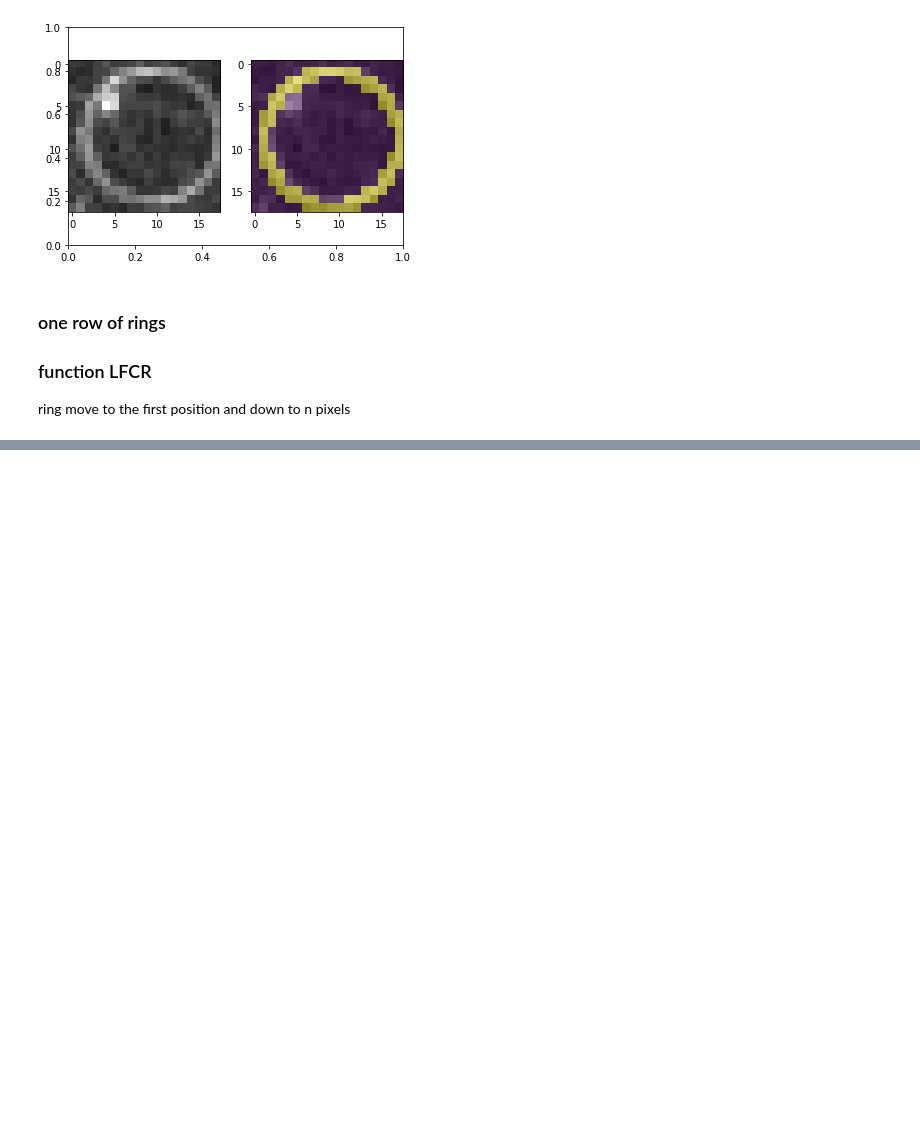
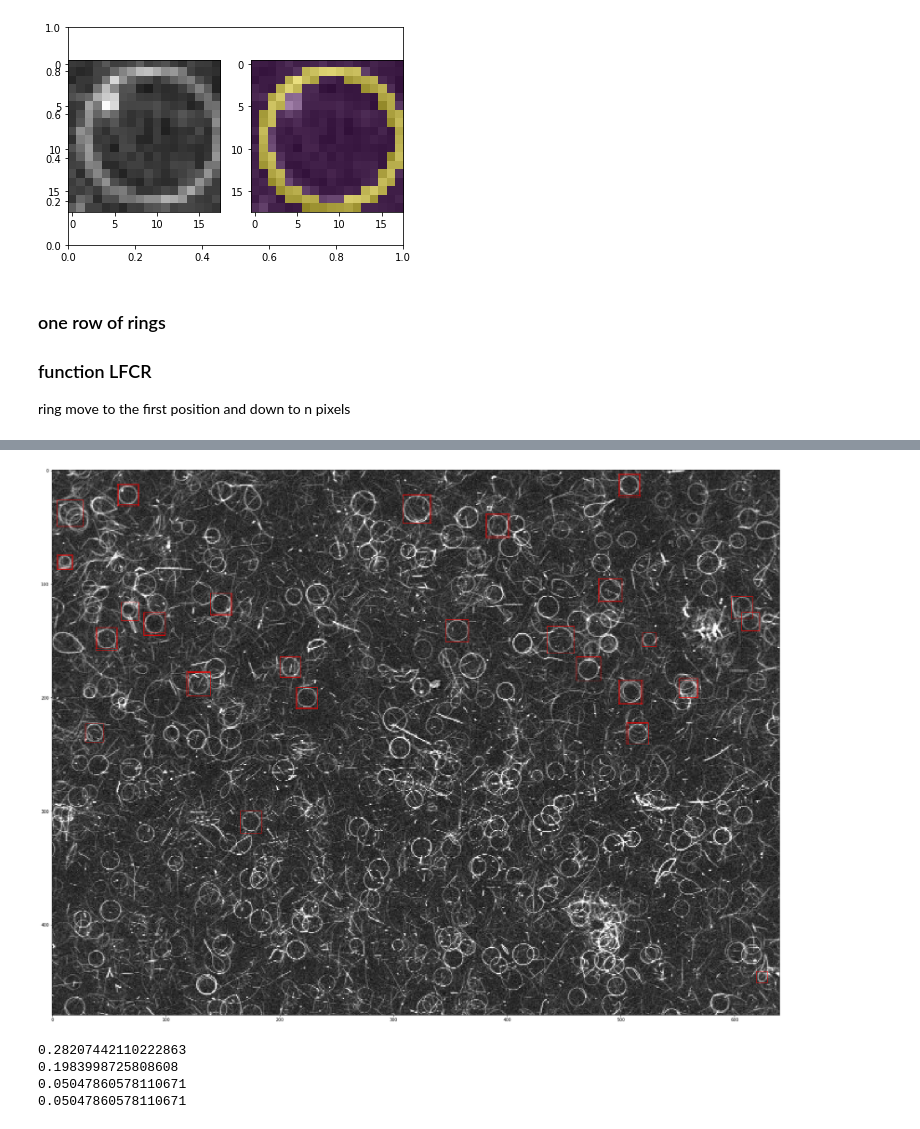
Before and after one commit to andrew-veriga/MathForML, a Jupyter notebook: CoffieCircles.ipynb, the cells around one changed output, grey strips where cells are left out. Drawn from its saved outputs; the diff is of its cells as text; code cells hidden in the pictures; blank space fills up the shorter version.

```diff
--- a/CoffieCircles.ipynb
+++ b/CoffieCircles.ipynb
@@ -28,10 +28,10 @@ img_import.GetContentFile('sample.png')
 import matplotlib.pyplot as plt
 import matplotlib.image as mpimg
 
-img_path='https://drive.google.com/open?id=1OXsu5J4iI33WlAkMPMX2JwIHiN64YPMj'
+img_path='https://github.com/andrew-veriga/MathForML/blob/master/CoffieCircles.png?raw=true'
 #img_path='https://drive.google.com/file/d/1Nho1Ed_TnlSzTkJ0v0pc9dfvQH-HOws9/view?usp=sharing'
 #img_path='https://www.dropbox.com/s/8naq7w6w2egpl6t/CoffieCircles.png?dl=0'
-Image = mpimg.imread('sample.png')
+Image = mpimg.imread(img_path)
 plt.imshow(Image)
 # %% [output]
 <matplotlib.image.AxesImage at 0x...>
@@ -174,7 +174,7 @@ True
 ### function LFCR
 ring move to the first position and down to n pixels
 # %%
-FoundCircles=np.array([[],[]],dtype=np.int32)
+FoundCircles=np.empty([0,3 ],np.int32)
 for size in range(MinSize,MaxSize+1):
   mask = getMask( size, Thick )
   print('size '+str(size))
@@ -182,15 +182,15 @@ for size in range(MinSize,MaxSize+1):
     for x in range(0, Image.shape[1] - size):
       square = Image[y:y+size, x:x+size]
       if isCircleFound(square, mask):
-        fig, ax = plt.subplots()
-        ax = fig.add_subplot(1,2,1)
-        ax.imshow(square, cmap=plt.get_cmap('gray'), vmin=0, vmax=1)
-        ax1=fig.add_subplot(1,2,2)
-        ax1.imshow(square, cmap=plt.get_cmap('gray'), vmin=0, vmax=1)
-        ax1.imshow(mask,alpha=.5)
-        fig.show()
+        # fig, ax = plt.subplots()
+        # ax = fig.add_subplot(1,2,1)
+        # ax.imshow(square, cmap=plt.get_cmap('gray'), vmin=0, vmax=1)
+        # ax1=fig.add_subplot(1,2,2)
+        # ax1.imshow(square, cmap=plt.get_cmap('gray'), vmin=0, vmax=1)
+        # ax1.imshow(mask,alpha=.5)
+        # fig.show()
         print([(x,y),size])
-        np.append(FoundCircles, [(x,y),size])
+        FoundCircles=np.vstack((FoundCircles,[x,y,size]))
 # %% [output]
 size 10
 0.37006103901620957
@@ -239,0 +217,29 @@ size 40
+# %%
+import matplotlib.patches as patches
+
+fig, ax = plt.subplots(figsize=(32, 24))
+ax.imshow(Image,cmap=plt.get_cmap('gray') )
+# Create a Rectangle patch
+for r in FoundCircles:
+  rect = patches.Rectangle((r[0],r[1]),r[2],r[2],linewidth=1,edgecolor='r',facecolor='none')
+  ax.add_patch(rect)
+# %% [output]
+[figure, added]
+# %%
+#[(30, 101), 40]
+y=101
+x=30
+size = 40
+square = Image[y:y+size, x:x+size]
+mask = getMask( size, Thick )
+arr = square[mask]
+box = square
+st = (lambda arr: np.mean((arr-np.min(arr))))
+print (st(box[mask]))
+print (st(box[~mask]))
+print(np.var(box[mask]))
+# %% [output]
+0.28207442110222863
+0.1983998725808608
+0.05047860578110671
+0.05047860578110671
```
Also changed, not shown: parts of 10 cells of this notebook.
